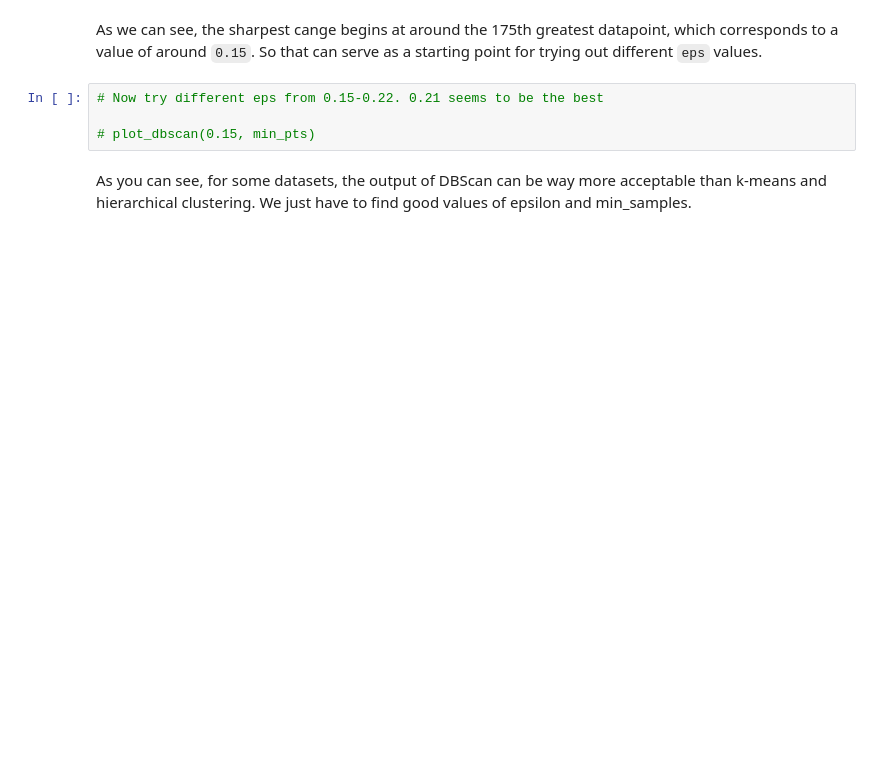
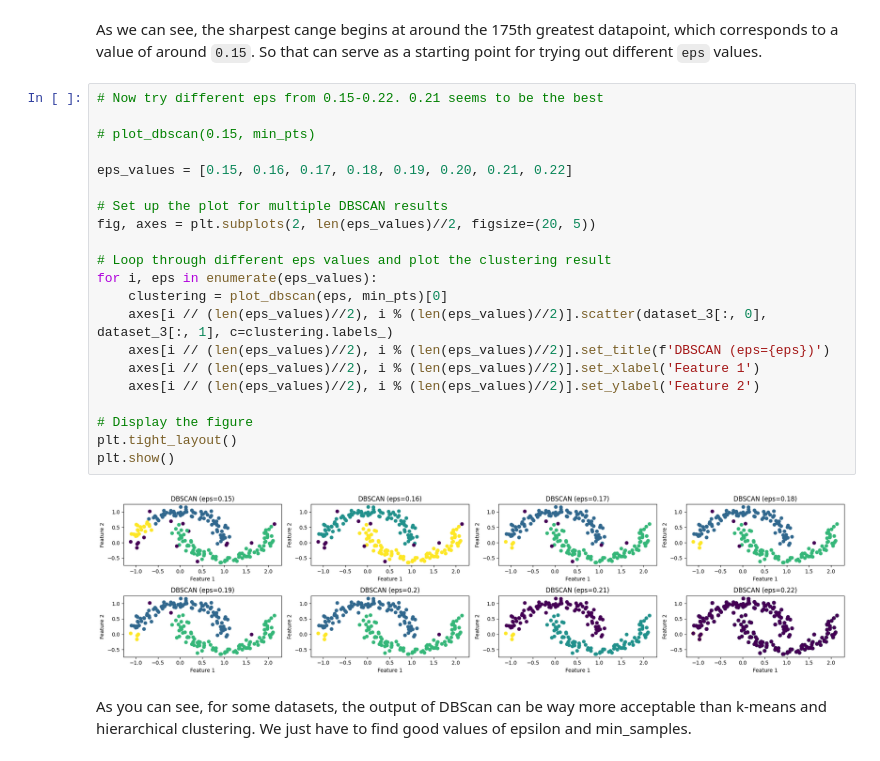
Before and after one commit to LeslieLiu11/CSC522_HW4, a Jupyter notebook: hw4/hw4-p1.ipynb, the cells around one changed output. Drawn from its saved outputs; the diff is of its cells as text; blank space fills up the shorter version.

```diff
--- a/hw4/hw4-p1.ipynb
+++ b/hw4/hw4-p1.ipynb
@@ -387,8 +529,27 @@ plt.ylabel(f'Distance to {min_pts}th Nearest Neighbor')
 # %% [markdown]
 As we can see, the sharpest cange begins at around the 175th greatest datapoint, which corresponds to a value of around `0.15`. So that can serve as a starting point for trying out different `eps` values.
-# %%
-# Now try different eps from 0.15-0.22. 0.21 seems to be the best
-
-# plot_dbscan(0.15, min_pts)
+# %%
+# Now try different eps from 0.15-0.22. 0.21 seems to be the best
+
+# plot_dbscan(0.15, min_pts)
+
+eps_values = [0.15, 0.16, 0.17, 0.18, 0.19, 0.20, 0.21, 0.22]
+
+# Set up the plot for multiple DBSCAN results
+fig, axes = plt.subplots(2, len(eps_values)//2, figsize=(20, 5))
+
+# Loop through different eps values and plot the clustering result
+for i, eps in enumerate(eps_values):
+    clustering = plot_dbscan(eps, min_pts)[0]
+    axes[i // (len(eps_values)//2), i % (len(eps_values)//2)].scatter(dataset_3[:, 0], dataset_3[:, 1], c=clustering.labels_)
+    axes[i // (len(eps_values)//2), i % (len(eps_values)//2)].set_title(f'DBSCAN (eps={eps})')
+    axes[i // (len(eps_values)//2), i % (len(eps_values)//2)].set_xlabel('Feature 1')
+    axes[i // (len(eps_values)//2), i % (len(eps_values)//2)].set_ylabel('Feature 2')
+
+# Display the figure
+plt.tight_layout()
+plt.show()
+# %% [output]
+[figure, added]
 # %% [markdown]
 As you can see, for some datasets, the output of DBScan can be way more acceptable than k-means and hierarchical clustering. We just have to find good values of epsilon and min_samples.
```
Also changed, not shown: parts of 24 cells of this notebook.
